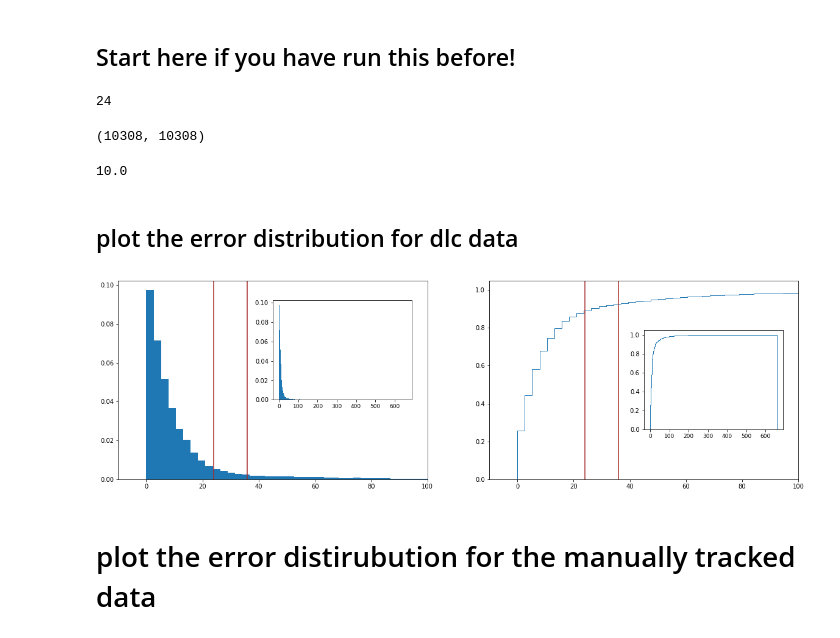
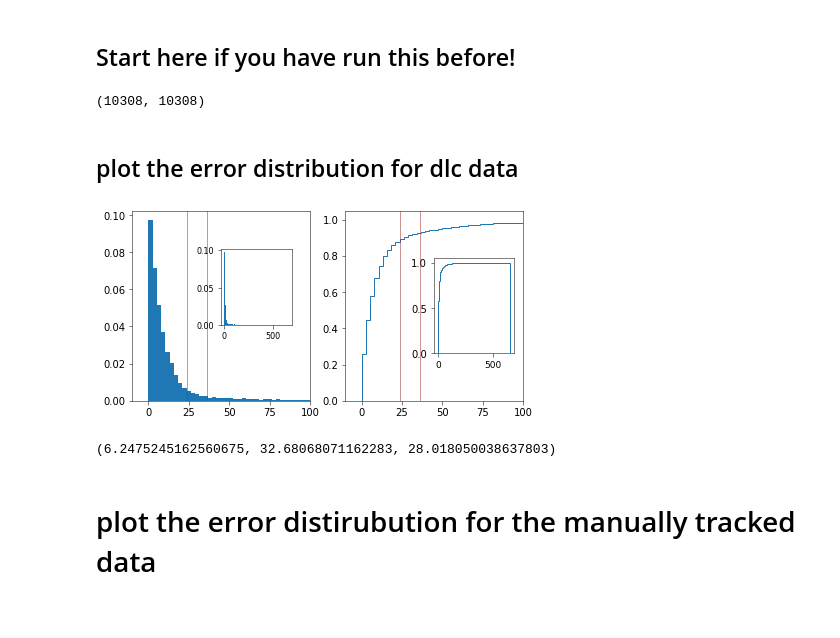
Before and after one commit to TanviDeora/ProboscisTracking, a Jupyter notebook: DLC annotation Errors/CalculateTrackingErrors-Pixel errors in successive frames.ipynb, the cells around one changed output. Cells and saved outputs as stored; diff of their text form; code cells hidden in the pictures.

```diff
--- a/DLC annotation Errors/CalculateTrackingErrors-Pixel errors in successive frames.ipynb
+++ b/DLC annotation Errors/CalculateTrackingErrors-Pixel errors in successive frames.ipynb
@@ -4,6 +4,17 @@ import pandas as pd
 import glob
 import os
 import matplotlib.pyplot as plt
+# %%
+import matplotlib as mpl
+mpl.rcParams['axes.linewidth'] = 0.5 #set the value globally
+mpl.rcParams['xtick.major.width'] = 0.5
+mpl.rcParams['ytick.major.width'] = 0.5
+mpl.rcParams['axes.titlesize'] = 10
+mpl.rcParams['axes.labelsize'] = 8
+mpl.rcParams["lines.linewidth"] = 0.5
+
+mpl.rc('font',**{'family':'sans-serif','serif':['Arial']})
+mpl.rcParams['pdf.fonttype'] = 42
 # %%
 def GetRelevantTrackingData(fname):
     DLC_track = glob.glob(path_for_DLCAnnotation + '\\'+ fname + 'DeepCut_' +  '*.h5')[0]
@@ -163,10 +179,6 @@ for fname in name:
 # do error analysis on all data
 
 datalist = glob.glob('../dataFolders/Tracking Errors/version2-usingSuccessiveFrames/**.csv', recursive=True)
-# %%
-len(datalist)
-# %% [output]
-24
 # %%
 uber_man_error = np.asarray([np.nan])
 uber_dlc_error = np.asarray([np.nan])
@@ -210,48 +222,48 @@ def add_subplot_axes(ax,rect,axisbg):
     subax.xaxis.set_tick_params(labelsize=x_labelsize)
     subax.yaxis.set_tick_params(labelsize=y_labelsize)
     return subax
-# %%
-x_labelsize = ax[0].get_xticklabels()[0].get_size()
-x_labelsize
-# %% [output]
-10.0
 # %% [markdown]
 ## plot the error distribution for dlc data
 # %%
 import seaborn as sns
 er = uber_dlc_error
 
-fig, ax = plt.subplots(1,2, figsize = (20,6))
+fig, ax = plt.subplots(1,2, figsize = (7,7/2))
 ax = ax.ravel()
 
 nbins = 250
 _, bin_hist, _ = ax[0].hist(er[~np.isnan(er)], bins = nbins, density = True)
 ax[0].set_xlim([-10, 100])
 
 cutoff = 24
 ax[0].axvline(x = cutoff, color = 'brown')
 ax[0].axvline(x = 36, color = 'brown')
 
 # These are in unitless percentages of the figure size. (0,0 is bottom left)
 # left, bottom, width, height = [0.45, 0.4, 0.3, 0.4]
-rect = [0.5, 0.4, 0.45, 0.5]
+rect = [0.5, 0.4, 0.4, 0.4]
 ax2 = add_subplot_axes(ax[0], rect, axisbg = 'w')
 _,_,_ = ax2.hist(er[~np.isnan(er)], bins = nbins, density = True)
 
 _, _, _ = ax[1].hist(er[~np.isnan(er)], bins = nbins, density = True, cumulative = True,
                     histtype = 'step')
 ax[1].axvline(x = cutoff, color = 'brown')
 ax[1].axvline(x = 36, color = 'brown')
 ax[1].set_xlim([-10, 100])
 
 rect = [0.5, 0.25, 0.45, 0.5]
 ax3 = add_subplot_axes(ax[1], rect, axisbg = 'w')
 _,_,_ = ax3.hist(er[~np.isnan(er)], bins = nbins, density = True, cumulative = True,
                 histtype = 'step')
 
-fig.savefig('../dataFolders/Figures/Tracking Errors/Compare Thresholds/' + 'DlC_succesiveFrames_RMSE.png')
+# fig.savefig('../dataFolders/Figures/Tracking Errors/Compare Thresholds/' + 'DlC_succesiveFrames_RMSE.png')
+fig.savefig('../dataFolders/PaperPipelineOutput/Figures/v2/Paper/' + 'TrackingError_DlC_succesiveFrames_RMSE.pdf')
 # %% [output]
-[figure, old version]
+[figure, new version]
+# %%
+np.nanmedian(er), np.nanstd(er), np.nanquantile(er, .90)
+# %% [output]
+(6.2475245162560675, 32.68068071162283, 28.018050038637803)
 # %% [markdown]
 # plot the error distirubution for the manually tracked data
 # %%
```
Also changed, not shown: parts of 8 cells of this notebook, 16 other files.
